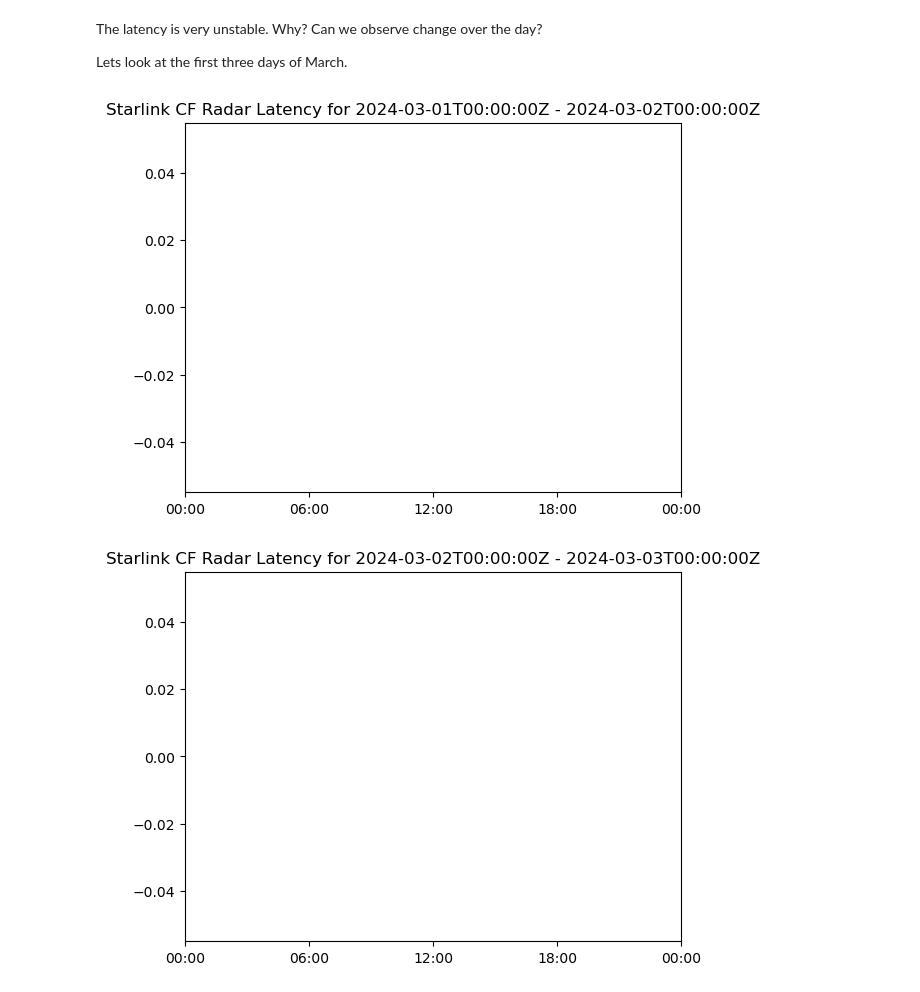
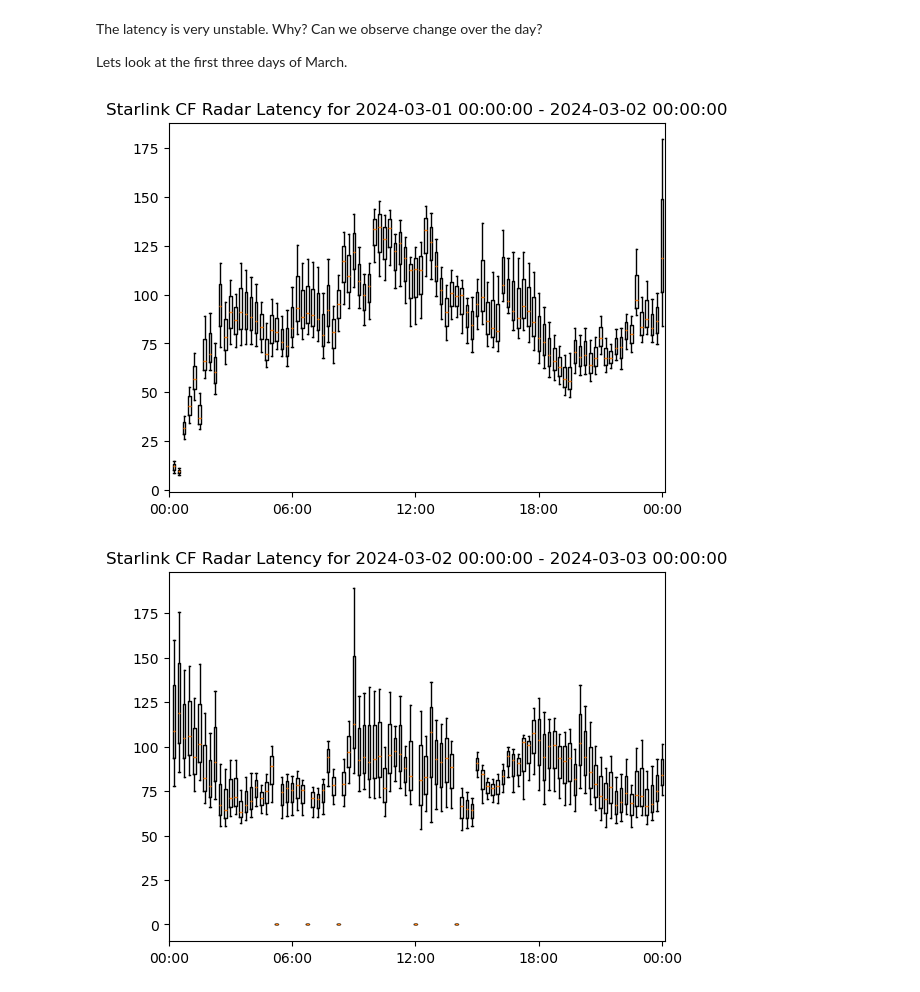
Before and after one commit to diic-starlink/performance-insights-into-starlink, a Jupyter notebook: src/harvester/notebooks/cloudflare_analysis.ipynb, the cells around one changed output. Cells and saved outputs as stored; diff of their text form; code cells hidden in the pictures.

Commit message:
CF Radar analysis fixed

```diff
--- a/src/harvester/notebooks/cloudflare_analysis.ipynb
+++ b/src/harvester/notebooks/cloudflare_analysis.ipynb
@@ -64,27 +64,28 @@ The latency is very unstable. Why? Can we observe change over the day?
 Lets look at the first three days of March.
 # %%
 def plot_day(start, end, no_days=1):
-    short_march_latencies = []
-    short_match_timestamps = []
-    STOP = time.mktime(datetime.fromisoformat(end).timetuple()) * 100000
-    START = time.mktime(datetime.fromisoformat(start).timetuple()) * 100000
+    short_latencies = []
+    short_timestamps = []
+    STOP = time.mktime(datetime.fromisoformat(end).timetuple()) * 1000
+    START = time.mktime(datetime.fromisoformat(start).timetuple()) * 1000
 
     for i in range(0, len(timestamps)):
         if timestamps[i] < STOP and timestamps[i] >= START:
-            short_march_latencies.append(latencies[i])
-            short_march_timestamps.append(timestamps[i])
+            short_latencies.append(latencies[i])
+            short_timestamps.append(timestamps[i])
 
-    plt.title('Starlink CF Radar Latency for ' + start + ' - ' + end)
-    plt.boxplot(short_march_latencies)
+    date_format = '%Y-%m-%dT%H:%M:%SZ'
+    plt.title('Starlink CF Radar Latency for ' + str(datetime.strptime(start, date_format)) + ' - ' + str(datetime.strptime(end, date_format)))
+    plt.boxplot(short_latencies)
     plt.xticks([24 * i for i in range(0, 1 + (no_days) * 4)], ['0' + str(int(((24*i) % 96) / 4)) + ':00' if (((24*i) % 96) / 4) < 10 else str(int(((24*i) % 96) / 4)) + ':00' for i in range(0, 1 + (no_days) * 4)])
     plt.show()
 
 plot_day('2024-03-01T00:00:00Z', '2024-03-02T00:00:00Z')
 plot_day('2024-03-02T00:00:00Z', '2024-03-03T00:00:00Z')
 plot_day('2024-03-03T00:00:00Z', '2024-03-04T00:00:00Z')
 plot_day('2024-03-04T00:00:00Z', '2024-03-05T00:00:00Z')
 plot_day('2024-03-05T00:00:00Z', '2024-03-06T00:00:00Z')
 plot_day('2024-03-01T00:00:00Z', '2024-03-04T00:00:00Z', no_days=3)
 # %% [output]
-[figure, old version]
+[figure, new version]
-[figure, old version]
+[figure, new version]
```
Also changed, not shown: parts of 1 cell of this notebook.
